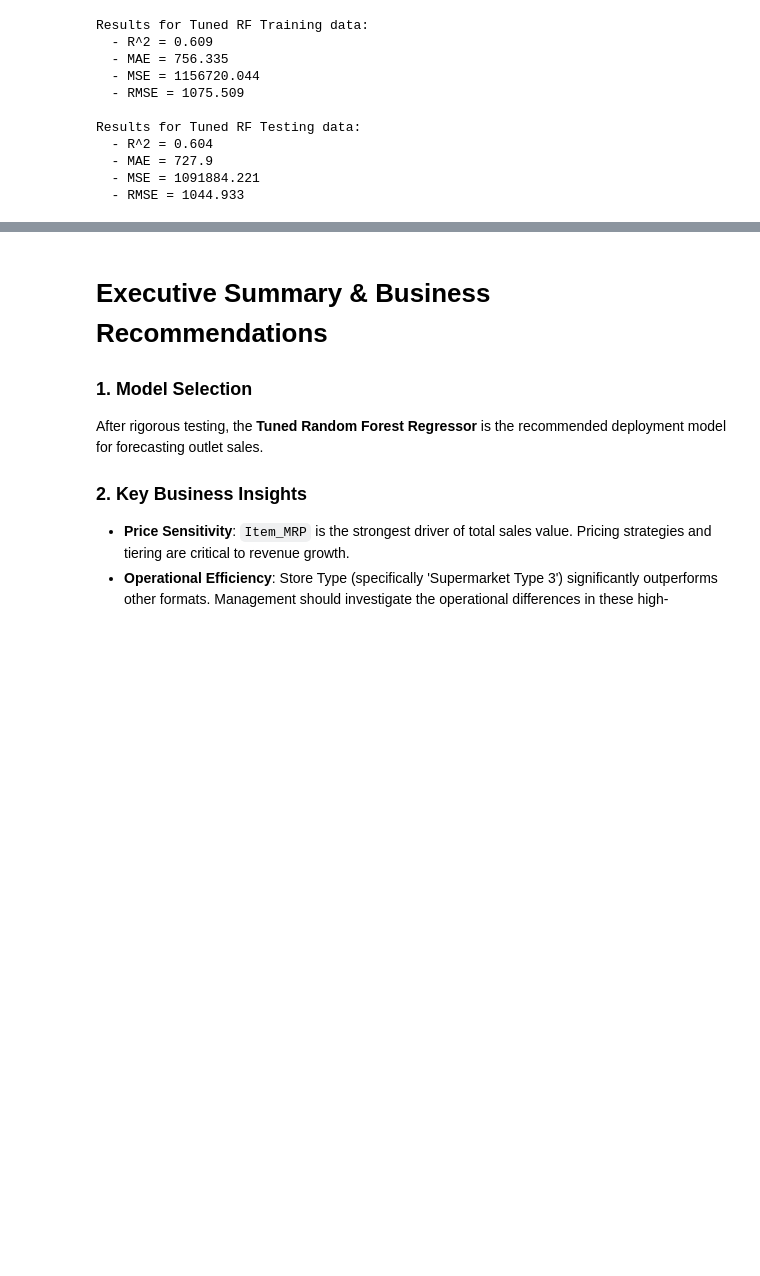
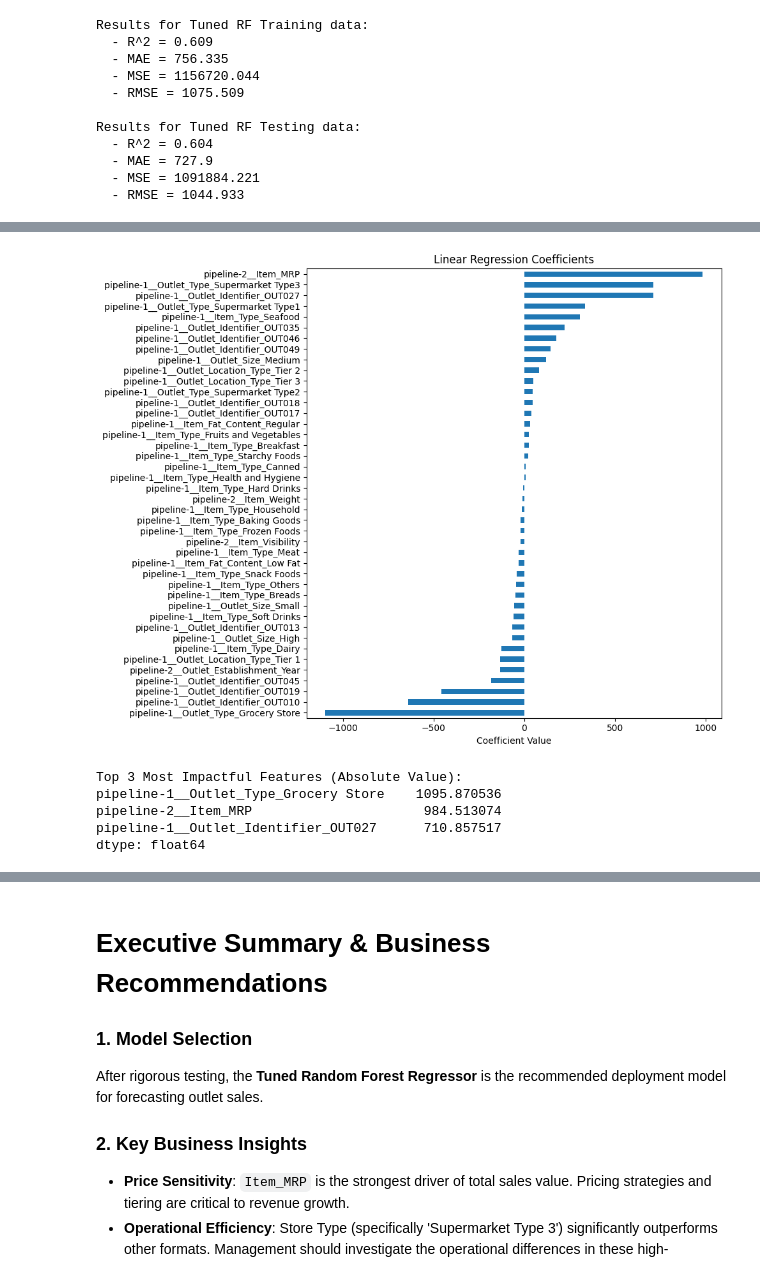
Before and after one commit to devMoamen/Prediction-of-Product-Sales, a Jupyter notebook: Prediction_of_Product_Sales.ipynb, the cells around one changed output, grey strips where cells are left out. Drawn from its saved outputs; the diff is of its cells as text; code cells hidden in the pictures; blank space fills up the shorter version.

```diff
--- a/Prediction_of_Product_Sales.ipynb
+++ b/Prediction_of_Product_Sales.ipynb
@@ -975,0 +979,28 @@ Results for Tuned RF Testing data:
+# %%
+# Linear Regression Coefficients
+# Extract coefficients and feature names from the pipeline
+coefs = linreg_pipe.named_steps['linearregression'].coef_
+feature_names = linreg_pipe.named_steps['columntransformer'].get_feature_names_out()
+
+# Create a Series for visualization
+lin_reg_coefs = pd.Series(coefs, index=feature_names).sort_values()
+
+# Plot the top and bottom 10 coefficients
+plt.figure(figsize=(10, 8))
+lin_reg_coefs.plot(kind='barh')
+plt.title('Linear Regression Coefficients')
+plt.xlabel('Coefficient Value')
+plt.tight_layout()
+plt.savefig('linear_regression_coefficients.png')
+plt.show()
+
+# Identify top 3 most impactful
+print("Top 3 Most Impactful Features:")
+print(lin_reg_coefs.abs().sort_values(ascending=False).head(3))
+# %% [output]
+[figure, added]
+Top 3 Most Impactful Features (Absolute Value):
+pipeline-1__Outlet_Type_Grocery Store    1095.870536
+pipeline-2__Item_MRP                      984.513074
+pipeline-1__Outlet_Identifier_OUT027      710.857517
+dtype: float64
```
Also changed, not shown: parts of 11 cells of this notebook.
